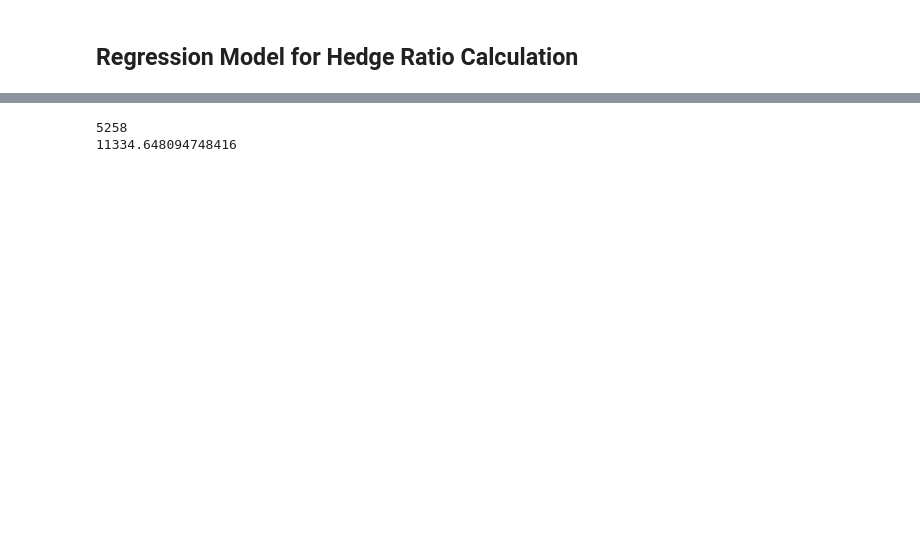
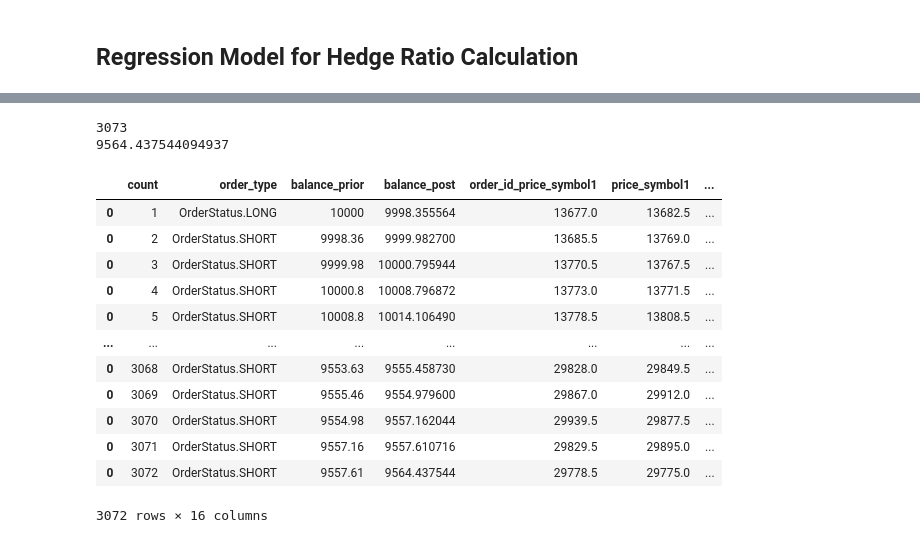
Before and after one commit to webclinic017/MoonDash, a Jupyter notebook: pythonsrc/StatisticalArbitrage.ipynb, the cells around one changed output, grey strips where cells are left out. Drawn from its saved outputs; the diff is of its cells as text; code cells hidden in the pictures; blank space fills up the shorter version.

Commit message:
Entry on next interval

```diff
--- a/pythonsrc/StatisticalArbitrage.ipynb
+++ b/pythonsrc/StatisticalArbitrage.ipynb
@@ -17,6 +17,7 @@ class OrderStatus(enum.Enum):
     LONG = 2
     SHORT = 3
     SQUARE_OFF = 4
+    NEXT_ORDER = 5
 # %% [markdown]
 ## Initialize Bitmex Client
 
@@ -200,7 +225,6 @@ square_off_index = 0
 # %%
 for index,row in ticker_main_df.iterrows():
     #print(index)
-
     ## Price of 1st Asset
     current_price_symbol1 = row[symbol1]
 
@@ -212,9 +236,16 @@ for index,row in ticker_main_df.iterrows():
 
     ## For a Valid Portfolio Balance
     if current_balance > algo_stop_balance:
+        if(order_status == OrderStatus.NO_ORDER and (z_score <= z_score_buy_threshold
+                                                    or z_score >= z_score_short_threshold)):
+
+            order_status = OrderStatus.NEXT_ORDER
+
+            order_id_price_symbol1 = current_price_symbol1
+            order_id_price_symbol2 = current_price_symbol2
 
         ## If there is no existing order in place, and Z-Score is below Buy Threshold!
-        if(order_status == OrderStatus.NO_ORDER and z_score <= z_score_buy_threshold):
+        elif(order_status == OrderStatus.NEXT_ORDER and z_score <= z_score_buy_threshold):
             ## Long Order Initialized
             #print('Long Order Initialized!')
             order_status = OrderStatus.LONG
@@ -230,7 +261,7 @@ for index,row in ticker_main_df.iterrows():
             price_symbol2 = current_price_symbol2
 
 
-        if(order_status == OrderStatus.NO_ORDER and z_score >= z_score_short_threshold):
+        elif(order_status == OrderStatus.NEXT_ORDER and z_score >= z_score_short_threshold):
             ## Short Order Initialized
             #print('Short Order Initialized!')
             order_status = OrderStatus.SHORT
@@ -278,37 +309,69 @@ for index,row in ticker_main_df.iterrows():
 
                 ##Short Square Off
                 if(order_status == OrderStatus.SHORT):
                     ## Buy Quantity (inclusive of Transaction Fee Deductions)
                     ## Since Symbol2 is Shorted its Buy quantity is calcualted based on the squareoff price
                     quantity_symbol1= ((1 - transaction_fee)
                                         * (balance_alloc_symbol1/squareOff_price_symbol1))
 
                     quantity_symbol2 = ((1 - transaction_fee)
                                         * (balance_alloc_symbol2/price_symbol2))
 
 
                     ## Balance after Square Off i.e Selling the bought quantity
                     squareOff_bal_symbol1 = ((1 - transaction_fee)
                                              * (price_symbol1 * quantity_symbol1))/leverage
 
                     squareOff_bal_symbol2 = ((1 - transaction_fee)
                                              * (squareOff_price_symbol2 * quantity_symbol2))/leverage
 
-
-
                 #print('Order Squares Off!')
                 resultant_balance = squareOff_bal_symbol1 + squareOff_bal_symbol2
 
+                order_details = order_details.append(pd.DataFrame(data=[[
+                    trade_count,
+                    order_status,
+                    current_balance,
+                    resultant_balance,
+                    order_id_price_symbol1,
+                    price_symbol1,
+                    balance_alloc_symbol1,
+                    quantity_symbol1,
+                    squareOff_price_symbol1,
+                    squareOff_bal_symbol1,
+                    order_id_price_symbol2,
+                    price_symbol2,
+                    balance_alloc_symbol2,
+                    quantity_symbol2,
+                    squareOff_price_symbol2,
+                    squareOff_bal_symbol2,
+                ]],columns=order_details_cols))
+
                 current_balance = resultant_balance
                 order_status = OrderStatus.NO_ORDER
+
         balance_list.append(current_balance)
 
 
 print(trade_count)
 print(current_balance)
+order_details
 # %% [output]
-5258
-11334.648094748416
+3073
+9564.437544094937
+|  | count | order_type | balance_prior | balance_post | order_id_price_symbol1 | price_symbol1 | ... |
+| 0 | 1 | OrderStatus.LONG | 10000 | 9998.355564 | 13677.0 | 13682.5 | ... |
+| 0 | 2 | OrderStatus.SHORT | 9998.36 | 9999.982700 | 13685.5 | 13769.0 | ... |
+| 0 | 3 | OrderStatus.SHORT | 9999.98 | 10000.795944 | 13770.5 | 13767.5 | ... |
+| 0 | 4 | OrderStatus.SHORT | 10000.8 | 10008.796872 | 13773.0 | 13771.5 | ... |
+| 0 | 5 | OrderStatus.SHORT | 10008.8 | 10014.106490 | 13778.5 | 13808.5 | ... |
+| ... | ... | ... | ... | ... | ... | ... | ... |
+| 0 | 3068 | OrderStatus.SHORT | 9553.63 | 9555.458730 | 29828.0 | 29849.5 | ... |
+| 0 | 3069 | OrderStatus.SHORT | 9555.46 | 9554.979600 | 29867.0 | 29912.0 | ... |
+| 0 | 3070 | OrderStatus.SHORT | 9554.98 | 9557.162044 | 29939.5 | 29877.5 | ... |
+| 0 | 3071 | OrderStatus.SHORT | 9557.16 | 9557.610716 | 29829.5 | 29895.0 | ... |
+| 0 | 3072 | OrderStatus.SHORT | 9557.61 | 9564.437544 | 29778.5 | 29775.0 | ... |
+3072 rows × 16 columns
 # %%
 def oldCode():
     for index,row in ticker_main_df.iterrows():
```
Also changed, not shown: parts of 7 cells of this notebook, 1 other file.
